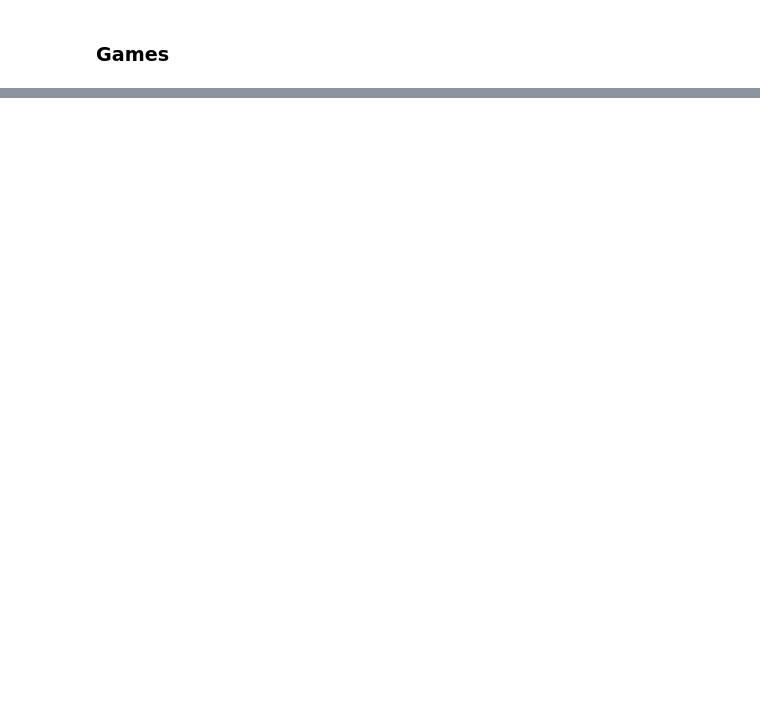
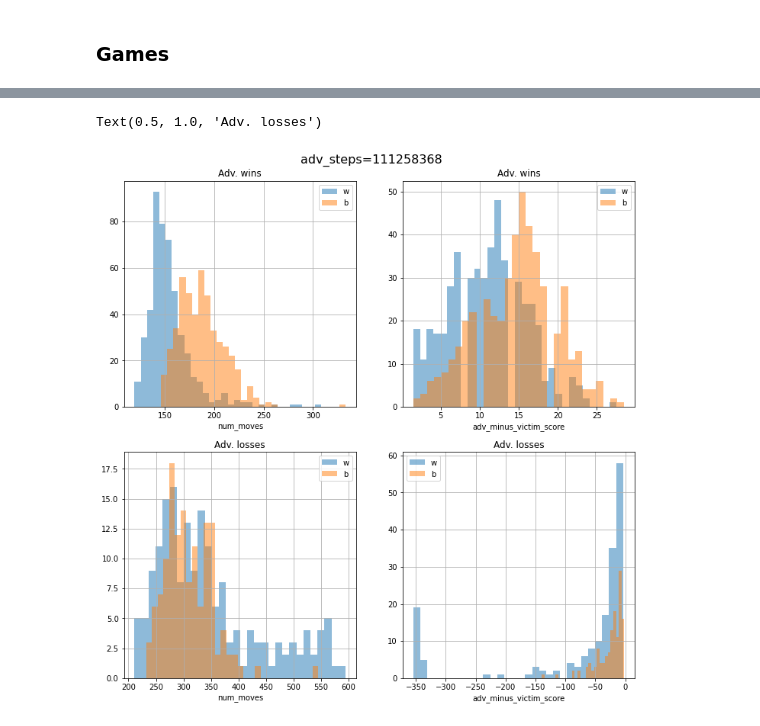
Before and after one commit to AlignmentResearch/go_attack, a Jupyter notebook: notebooks/sgf-explorer.ipynb, the cells around one changed output, grey strips where cells are left out. Drawn from its saved outputs; the diff is of its cells as text; code cells hidden in the pictures; blank space fills up the shorter version.

```diff
--- a/notebooks/sgf-explorer.ipynb
+++ b/notebooks/sgf-explorer.ipynb
@@ -313 +350,31 @@ df_win = df19[df19.adv_steps == ADV_STEP_VIZ]
+# %%
+plt.figure(figsize=(12, 12))
+plt.suptitle(f"adv_steps={ADV_STEP_VIZ}", fontsize=16, y=0.92);
+
+plt.subplot(2, 2, 1)
+df_win[df_win.adv_color == "w"].num_moves.hist(bins=30, label="w", alpha=0.5)
+df_win[df_win.adv_color == "b"].num_moves.hist(bins=30, label="b", alpha=0.5)
+plt.legend();
+plt.xlabel("num_moves"); plt.title("Adv. wins")
+
+plt.subplot(2, 2, 2)
+df_win[df_win.adv_color == "w"].adv_minus_victim_score.hist(bins=30, label="w", alpha=0.5)
+df_win[df_win.adv_color == "b"].adv_minus_victim_score.hist(bins=30, label="b", alpha=0.5)
+plt.legend();
+plt.xlabel("adv_minus_victim_score"); plt.title("Adv. wins")
+
+plt.subplot(2, 2, 3)
+df_loss[df_loss.adv_color == "w"].num_moves.hist(bins=30, label="w", alpha=0.5)
+df_loss[df_loss.adv_color == "b"].num_moves.hist(bins=30, label="b", alpha=0.5)
+plt.legend();
+plt.xlabel("num_moves"); plt.title("Adv. losses")
+
+plt.subplot(2, 2, 4)
+df_loss[df_loss.adv_color == "w"].adv_minus_victim_score.hist(bins=30, label="w", alpha=0.5)
+df_loss[df_loss.adv_color == "b"].adv_minus_victim_score.hist(bins=30, label="b", alpha=0.5)
+plt.legend();
+plt.xlabel("adv_minus_victim_score"); plt.title("Adv. losses")
+# %% [output]
+Text(0.5, 1.0, 'Adv. losses')
+[figure, added]
 # %%
```
Also changed, not shown: parts of 10 cells of this notebook.
